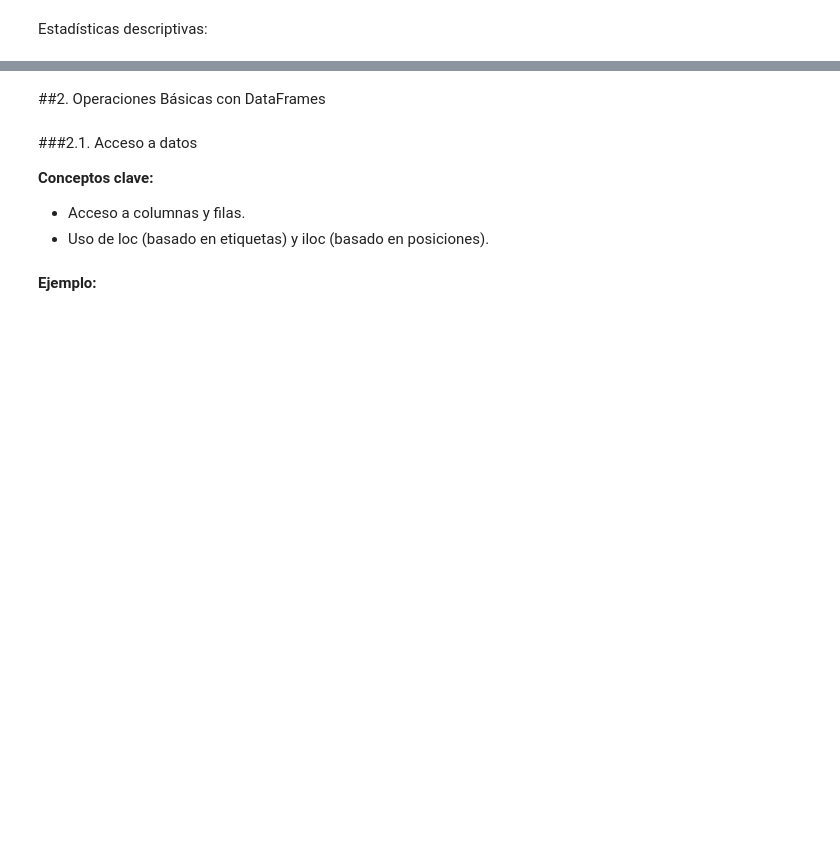
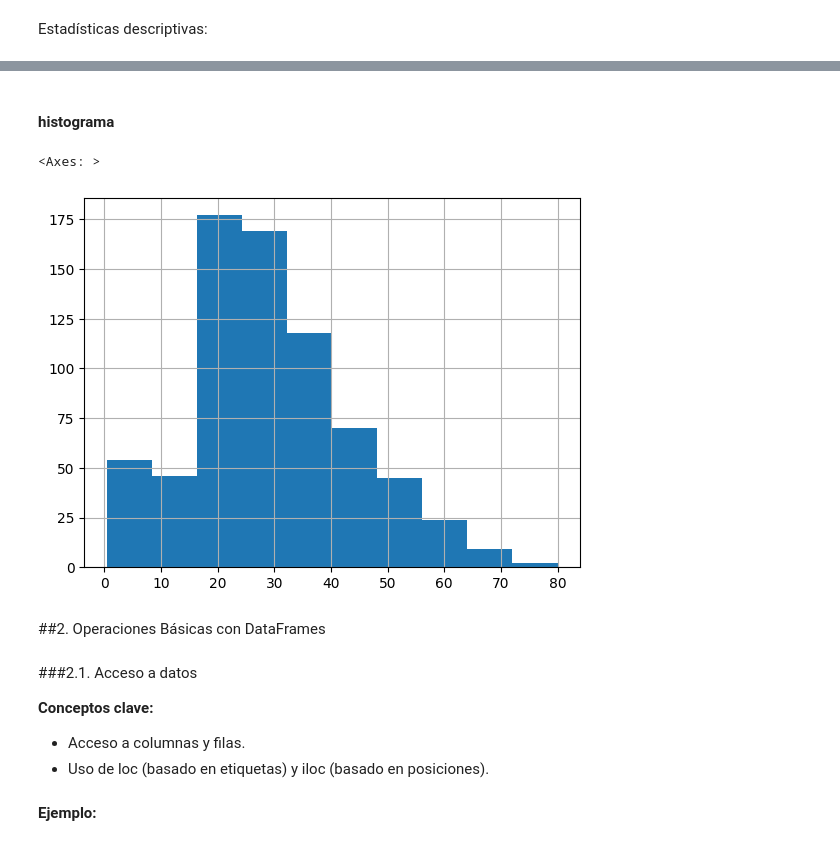
Before and after one commit to RodrigoGuedesDP/Programacion_101, a Jupyter notebook: 01_Introduccion_a_Python/07_Manipulacion_de_datos_con_pandas.ipynb, the cells around one changed output, grey strips where cells are left out. Saved outputs shown, nothing was run; the diff lists cells and outputs as text; code cells hidden in the pictures; blank space fills up the shorter version.

```diff
--- a/01_Introduccion_a_Python/07_Manipulacion_de_datos_con_pandas.ipynb
+++ b/01_Introduccion_a_Python/07_Manipulacion_de_datos_con_pandas.ipynb
@@ -63,4 +99,4 @@ print(df)
 Importar datos desde un archivo CSV:
 # %%
 # archivo 'datos.csv'
-df = pd.read_csv('datos.csv')
+df = pd.read_csv('titanic.csv')
@@ -81,3 +264,11 @@ print(df.describe())  # Estadísticas básicas de las columnas numéricas
+# %% [markdown]
+
+#### histograma
+# %%
+df.Age.hist()
+# %% [output]
+<Axes: >
+[figure, added]
 # %% [markdown]
 ##2. Operaciones Básicas con DataFrames
 # %% [markdown]
```
Also changed, not shown: parts of 18 cells of this notebook.
